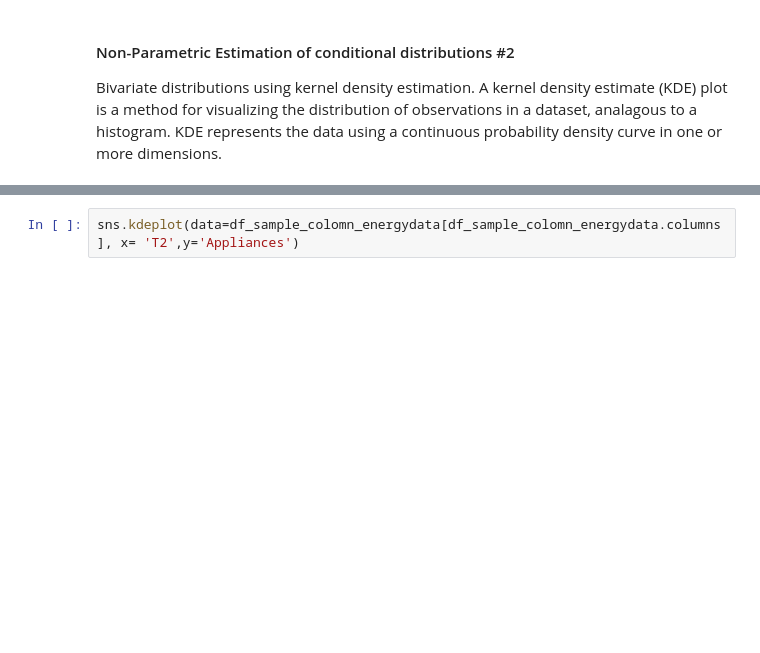
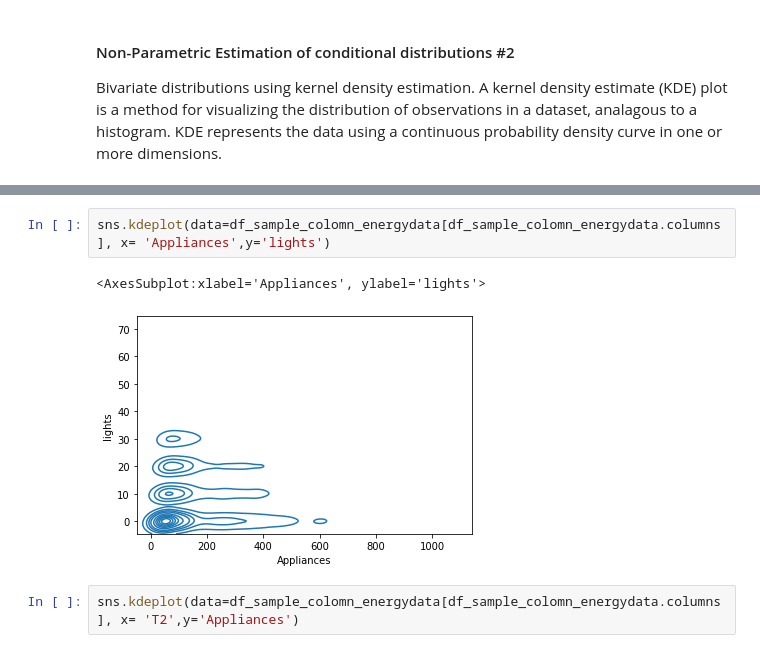
Before and after one commit to Nemat-Allah-Aloush/Multivariate_Data_Analysis, a Jupyter notebook: lab_02.ipynb, the cells around one changed output, grey strips where cells are left out. Cells and saved outputs as stored; diff of their text form; blank space fills up the shorter version.

```diff
--- a/lab_02.ipynb
+++ b/lab_02.ipynb
@@ -113,3 +119,8 @@ A kernel density estimate (KDE) plot is a method for visualizing the distributio
+# %%
+sns.kdeplot(data=df_sample_colomn_energydata[df_sample_colomn_energydata.columns], x= 'Appliances',y='lights')
+# %% [output]
+<AxesSubplot:xlabel='Appliances', ylabel='lights'>
+[figure, added]
 # %%
 sns.kdeplot(data=df_sample_colomn_energydata[df_sample_colomn_energydata.columns], x= 'T2',y='Appliances')
 # %% [output]
```
Also changed, not shown: parts of 2 cells of this notebook.
